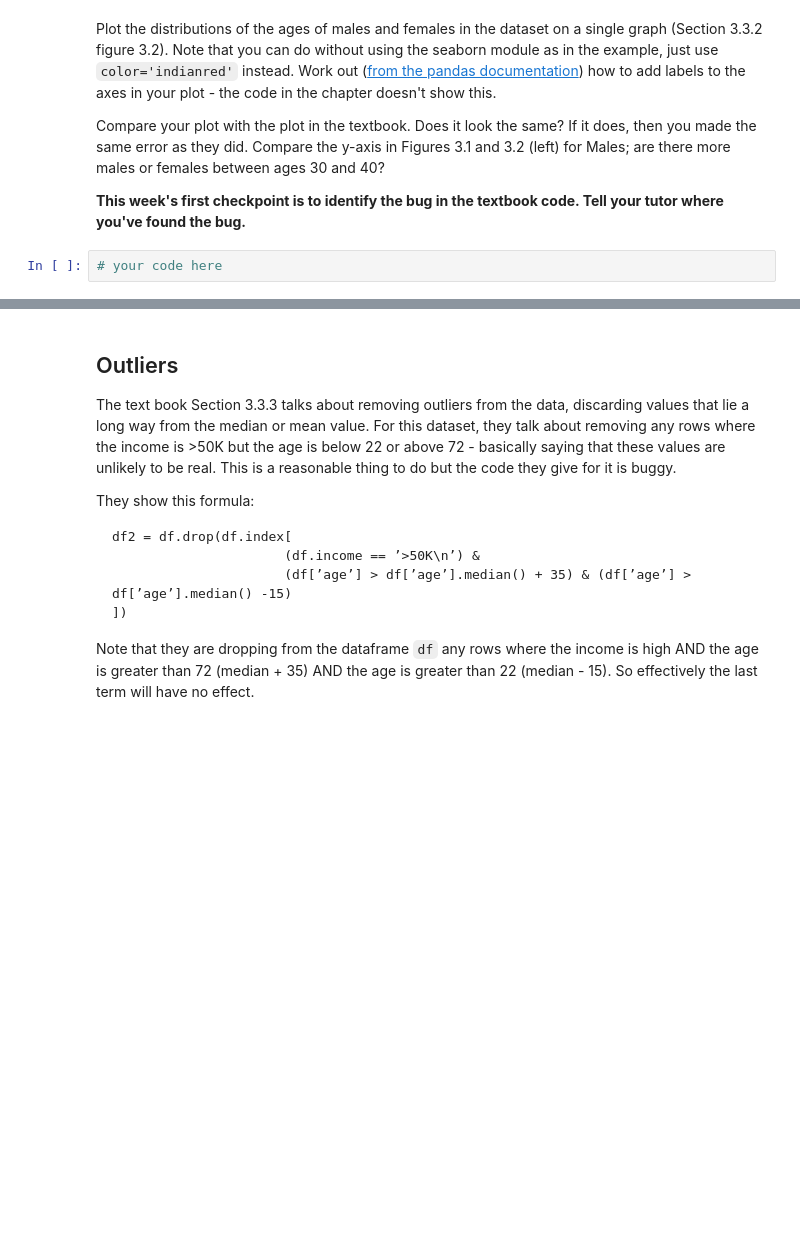
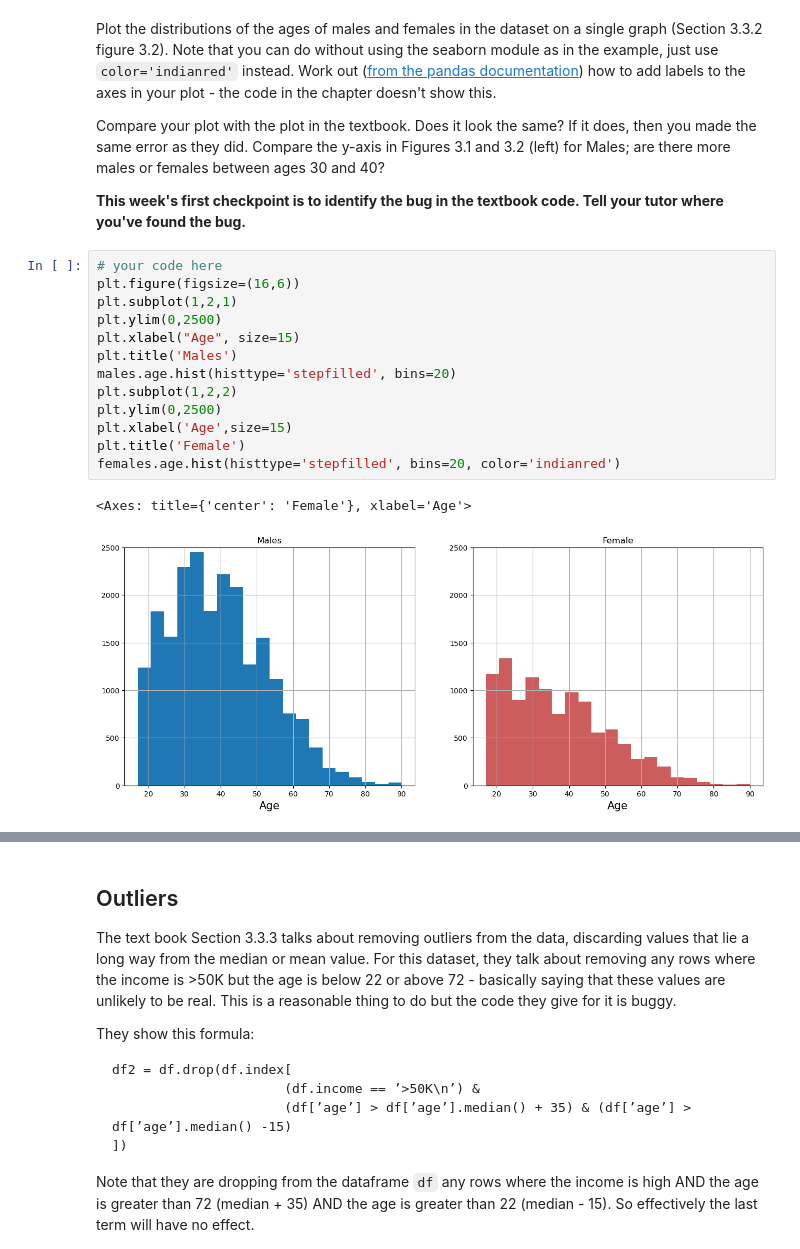
Before and after one commit to fuleshwari13/Practical-Workshops, a Jupyter notebook: Workshop Week 3.ipynb, the cells around one changed output, grey strips where cells are left out. Drawn from its saved outputs; the diff is of its cells as text; blank space fills up the shorter version.

```diff
--- a/Workshop Week 3.ipynb
+++ b/Workshop Week 3.ipynb
@@ -136,5 +167,19 @@ Plot the distributions of the ages of males and females in the dataset on a sing
 Compare your plot with the plot in the textbook.  Does it look the same? If it does, then you made the same error as they did. Compare the y-axis in Figures 3.1 and 3.2 (left) for Males; are there more males or females between ages 30 and 40?
 
 **This week's first checkpoint is to identify the bug in the textbook code.  Tell your tutor where you've found the bug.**
-# %%
-# your code here
+# %%
+# your code here
+plt.figure(figsize=(16,6))
+plt.subplot(1,2,1)
+plt.ylim(0,2500)
+plt.xlabel("Age", size=15)
+plt.title('Males')
+males.age.hist(histtype='stepfilled', bins=20)
+plt.subplot(1,2,2)
+plt.ylim(0,2500)
+plt.xlabel('Age',size=15)
+plt.title('Female')
+females.age.hist(histtype='stepfilled', bins=20, color='indianred')
+# %% [output]
+<Axes: title={'center': 'Female'}, xlabel='Age'>
+[figure, added]
```
Also changed, not shown: parts of 17 cells of this notebook.
